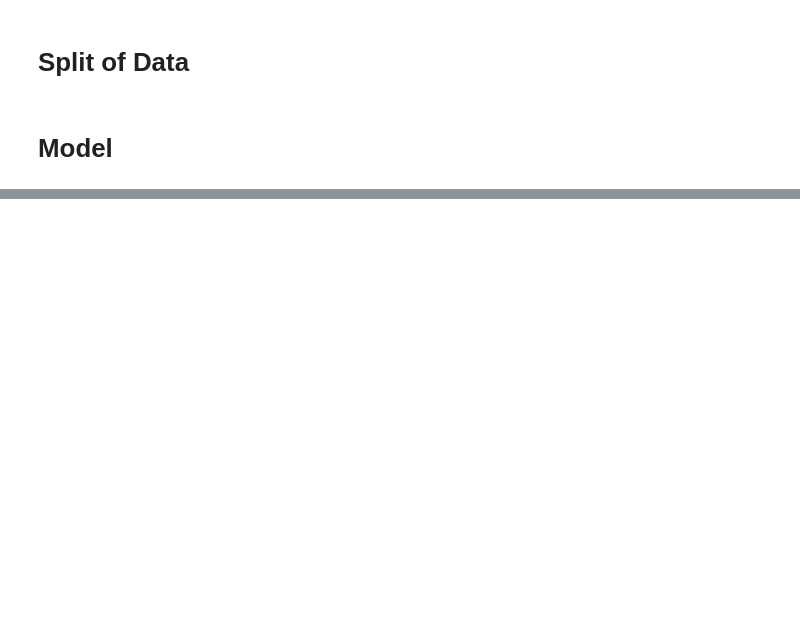
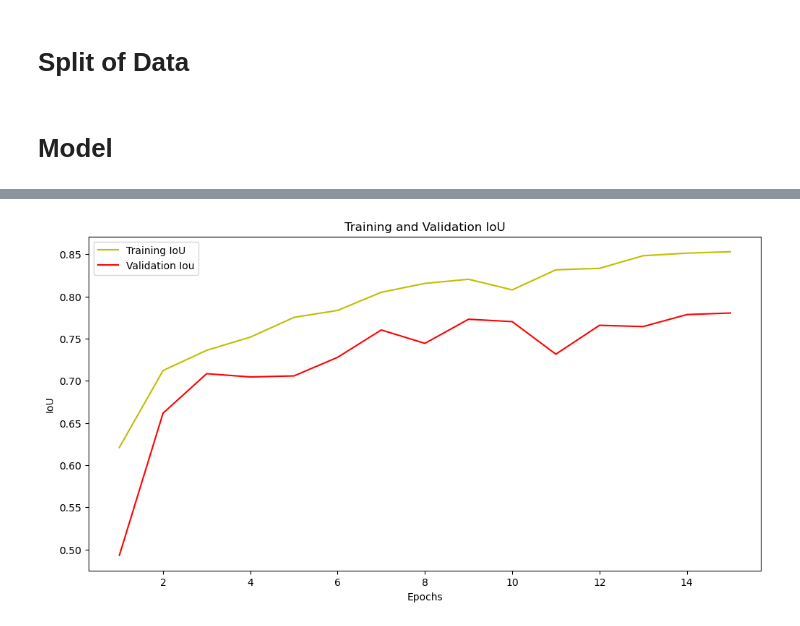
Before and after one commit to khoadaniel/vegetation-detection-railways, a Jupyter notebook: aras/model_tram_all_512x256.ipynb, the cells around one changed output, grey strips where cells are left out. Cells and saved outputs as stored; diff of their text form; code cells hidden in the pictures; blank space fills up the shorter version.

```diff
--- a/aras/model_tram_all_512x256.ipynb
+++ b/aras/model_tram_all_512x256.ipynb
@@ -160,3 +172,18 @@ Epoch 10/10
+# %%
+plt.figure(figsize=(12,6))
+iou = history.history['iou_score']
+vall_iou = history.history['val_iou_score']
+epochs = range(1, len(iou) + 1)
+
+plt.plot(epochs, iou, 'y', label='Training IoU')
+plt.plot(epochs, vall_iou, 'r', label='Validation Iou')
+plt.title('Training and Validation IoU')
+plt.xlabel('Epochs')
+plt.ylabel('IoU')
+plt.legend()
+plt.show()
+# %% [output]
+[figure, added]
 # %%
 # function for triangle roi
 def roi_triangle(predicted_img):
```
Also changed, not shown: parts of 8 cells of this notebook, 1 other file.
